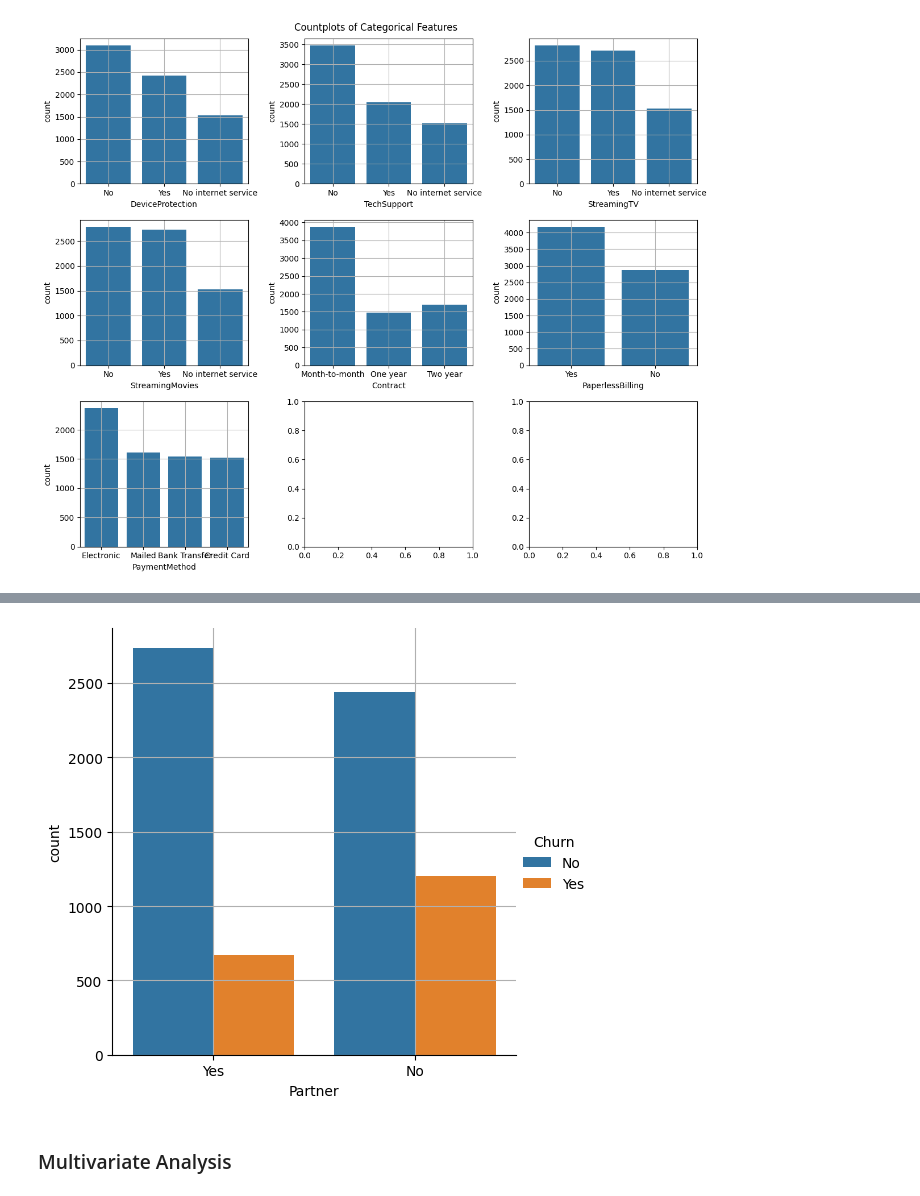
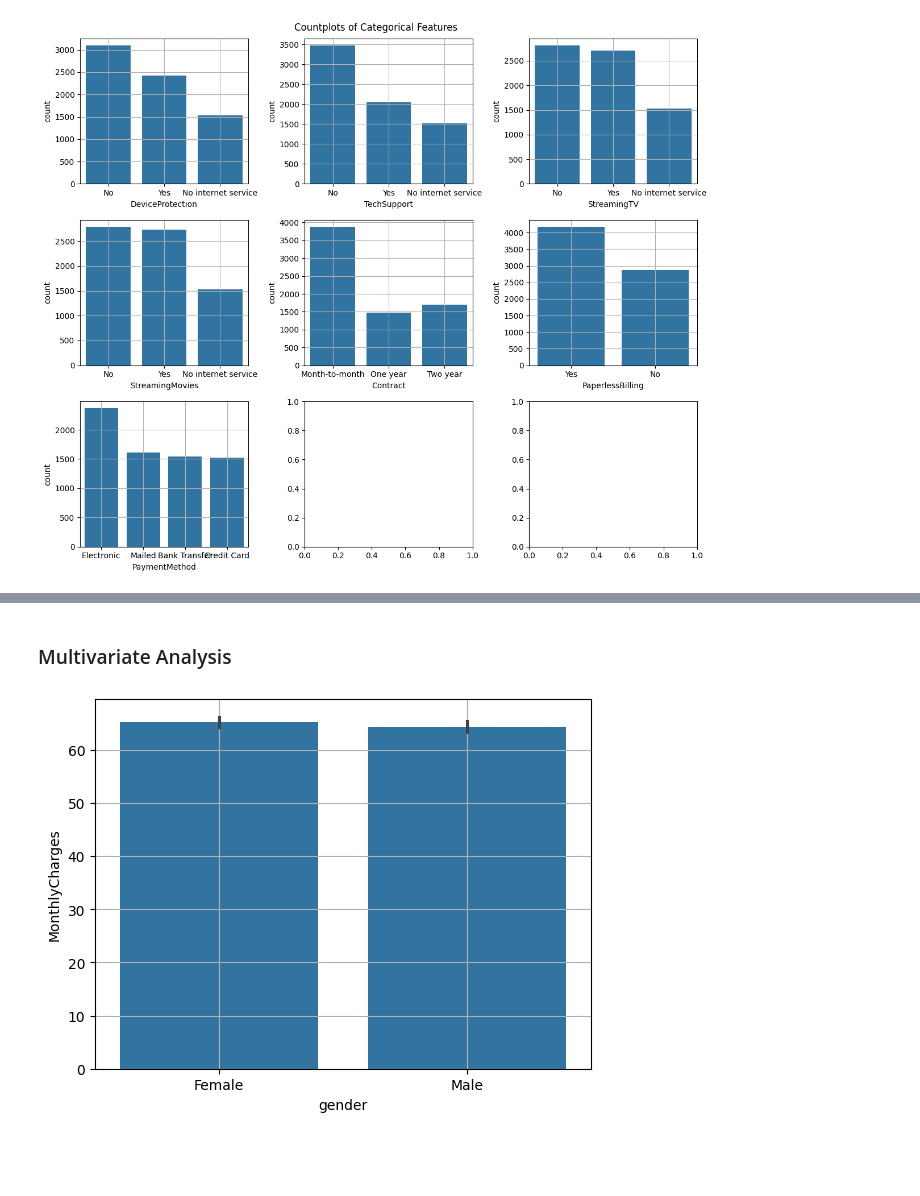
Before and after one commit to Priyanshu-Upadhyay-27/end-to-end-churn-ml, a Jupyter notebook: notebooks/EDA-Churn.ipynb, the cells around one changed output, grey strips where cells are left out. Cells and saved outputs as stored; diff of their text form; code cells hidden in the pictures; blank space fills up the shorter version.

```diff
--- a/notebooks/EDA-Churn.ipynb
+++ b/notebooks/EDA-Churn.ipynb
@@ -225,8 +233,8 @@ Credit card (automatic)      1522
 Name: count, dtype: int64
-# %%
-sns.catplot(x = "Partner", data = cf, kind = "count", hue = "Churn")
-plt.grid(True)
-# %% [output]
-[figure, removed]
 # %% [markdown]
 ### Multivariate Analysis
+# %%
+sns.barplot(x = "gender", y = "MonthlyCharges", data = cf)
+plt.grid(True)
+# %% [output]
+[figure, added]
```
Also changed, not shown: parts of 7 cells of this notebook.
